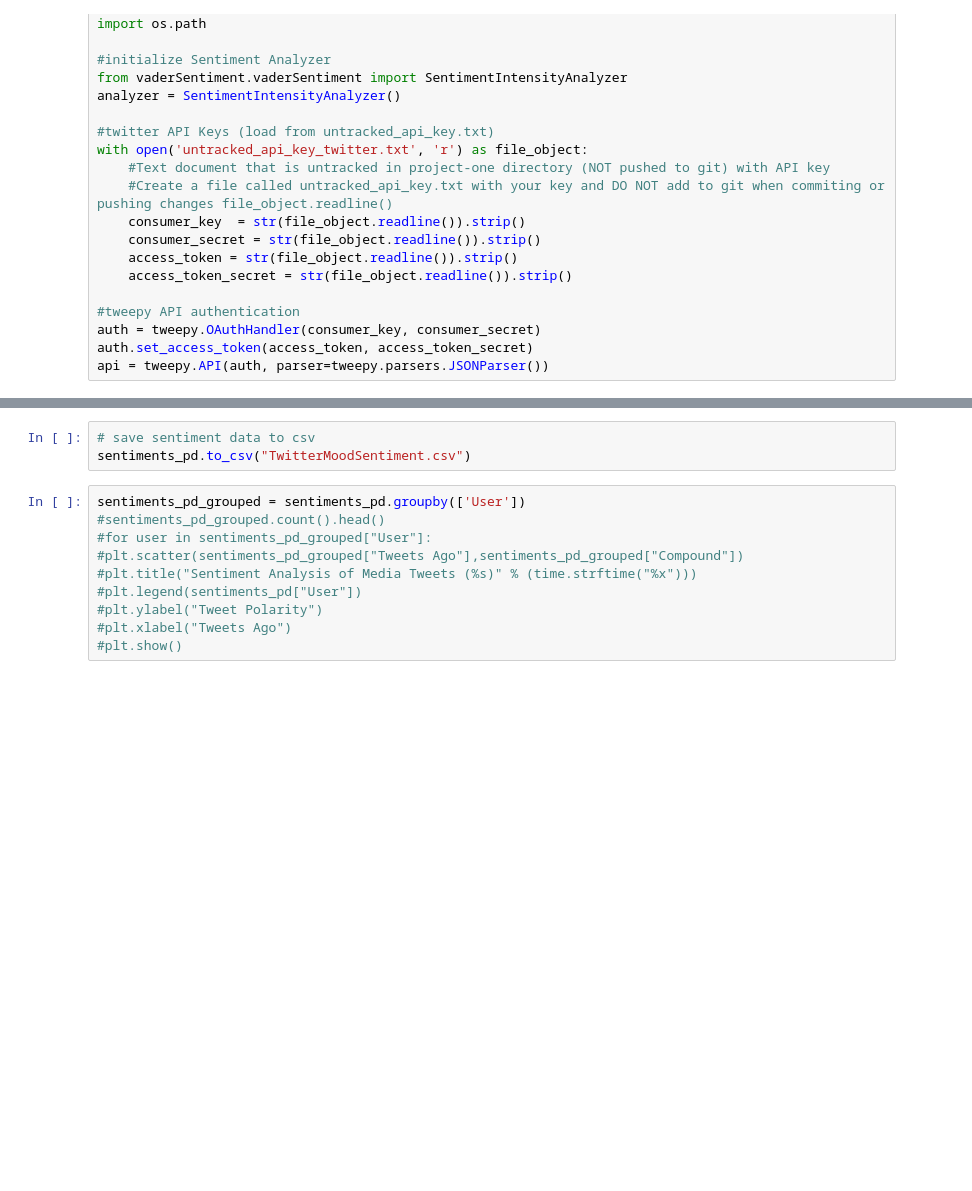
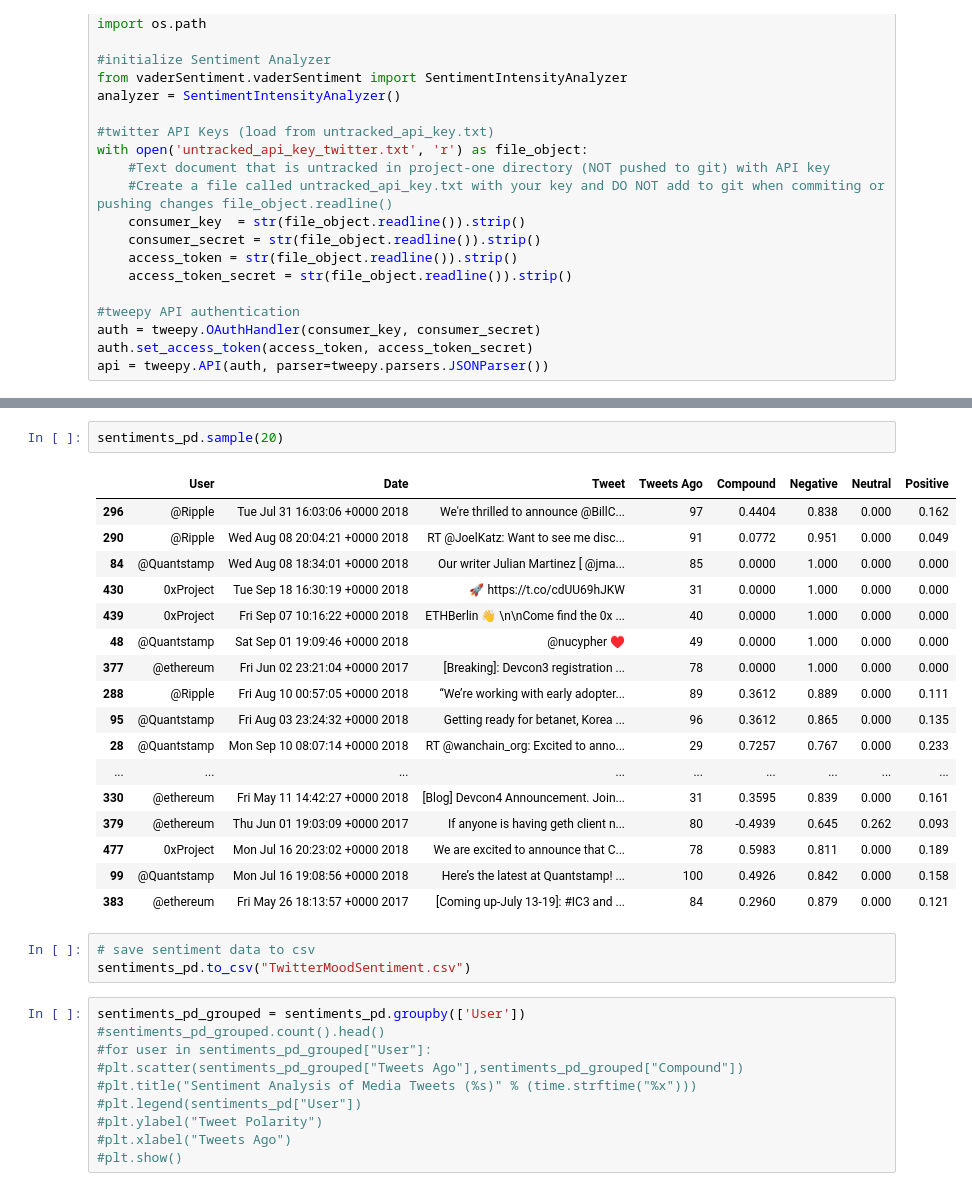
Before and after one commit to timothyyu/twitter-sentiment, a Jupyter notebook: main.ipynb, the cells around one changed output, grey strips where cells are left out. Cells and saved outputs as stored; diff of their text form; blank space fills up the shorter version.

```diff
--- a/main.ipynb
+++ b/main.ipynb
@@ -86,3 +84,23 @@ sentiments_pd.head(25)
+# %%
+sentiments_pd.sample(20)
+# %% [output]
+|  | User | Date | Tweet | Tweets Ago | Compound | Negative | Neutral | Positive |
+| 296 | @Ripple | Tue Jul 31 16:03:06 +0000 2018 | We're thrilled to announce @BillC... | 97 | 0.4404 | 0.838 | 0.000 | 0.162 |
+| 290 | @Ripple | Wed Aug 08 20:04:21 +0000 2018 | RT @JoelKatz: Want to see me disc... | 91 | 0.0772 | 0.951 | 0.000 | 0.049 |
+| 84 | @Quantstamp | Wed Aug 08 18:34:01 +0000 2018 | Our writer Julian Martinez [ @jma... | 85 | 0.0000 | 1.000 | 0.000 | 0.000 |
+| 430 | 0xProject | Tue Sep 18 16:30:19 +0000 2018 | 🚀 https://t.co/cdUU69hJKW | 31 | 0.0000 | 1.000 | 0.000 | 0.000 |
+| 439 | 0xProject | Fri Sep 07 10:16:22 +0000 2018 | ETHBerlin 👋 \n\nCome find the 0x ... | 40 | 0.0000 | 1.000 | 0.000 | 0.000 |
+| 48 | @Quantstamp | Sat Sep 01 19:09:46 +0000 2018 | @nucypher ♥️ | 49 | 0.0000 | 1.000 | 0.000 | 0.000 |
+| 377 | @ethereum | Fri Jun 02 23:21:04 +0000 2017 | [Breaking]: Devcon3 registration ... | 78 | 0.0000 | 1.000 | 0.000 | 0.000 |
+| 288 | @Ripple | Fri Aug 10 00:57:05 +0000 2018 | “We’re working with early adopter... | 89 | 0.3612 | 0.889 | 0.000 | 0.111 |
+| 95 | @Quantstamp | Fri Aug 03 23:24:32 +0000 2018 | Getting ready for betanet, Korea ... | 96 | 0.3612 | 0.865 | 0.000 | 0.135 |
+| 28 | @Quantstamp | Mon Sep 10 08:07:14 +0000 2018 | RT @wanchain_org: Excited to anno... | 29 | 0.7257 | 0.767 | 0.000 | 0.233 |
+| ... | ... | ... | ... | ... | ... | ... | ... | ... |
+| 330 | @ethereum | Fri May 11 14:42:27 +0000 2018 | [Blog] Devcon4 Announcement. Join... | 31 | 0.3595 | 0.839 | 0.000 | 0.161 |
+| 379 | @ethereum | Thu Jun 01 19:03:09 +0000 2017 | If anyone is having geth client n... | 80 | -0.4939 | 0.645 | 0.262 | 0.093 |
+| 477 | 0xProject | Mon Jul 16 20:23:02 +0000 2018 | We are excited to announce that C... | 78 | 0.5983 | 0.811 | 0.000 | 0.189 |
+| 99 | @Quantstamp | Mon Jul 16 19:08:56 +0000 2018 | Here’s the latest at Quantstamp! ... | 100 | 0.4926 | 0.842 | 0.000 | 0.158 |
+| 383 | @ethereum | Fri May 26 18:13:57 +0000 2017 | [Coming up-July 13-19]: #IC3 and ... | 84 | 0.2960 | 0.879 | 0.000 | 0.121 |
 # %%
 # save sentiment data to csv
 sentiments_pd.to_csv("TwitterMoodSentiment.csv")
```
Also changed, not shown: parts of 8 cells of this notebook, 3 other files.
